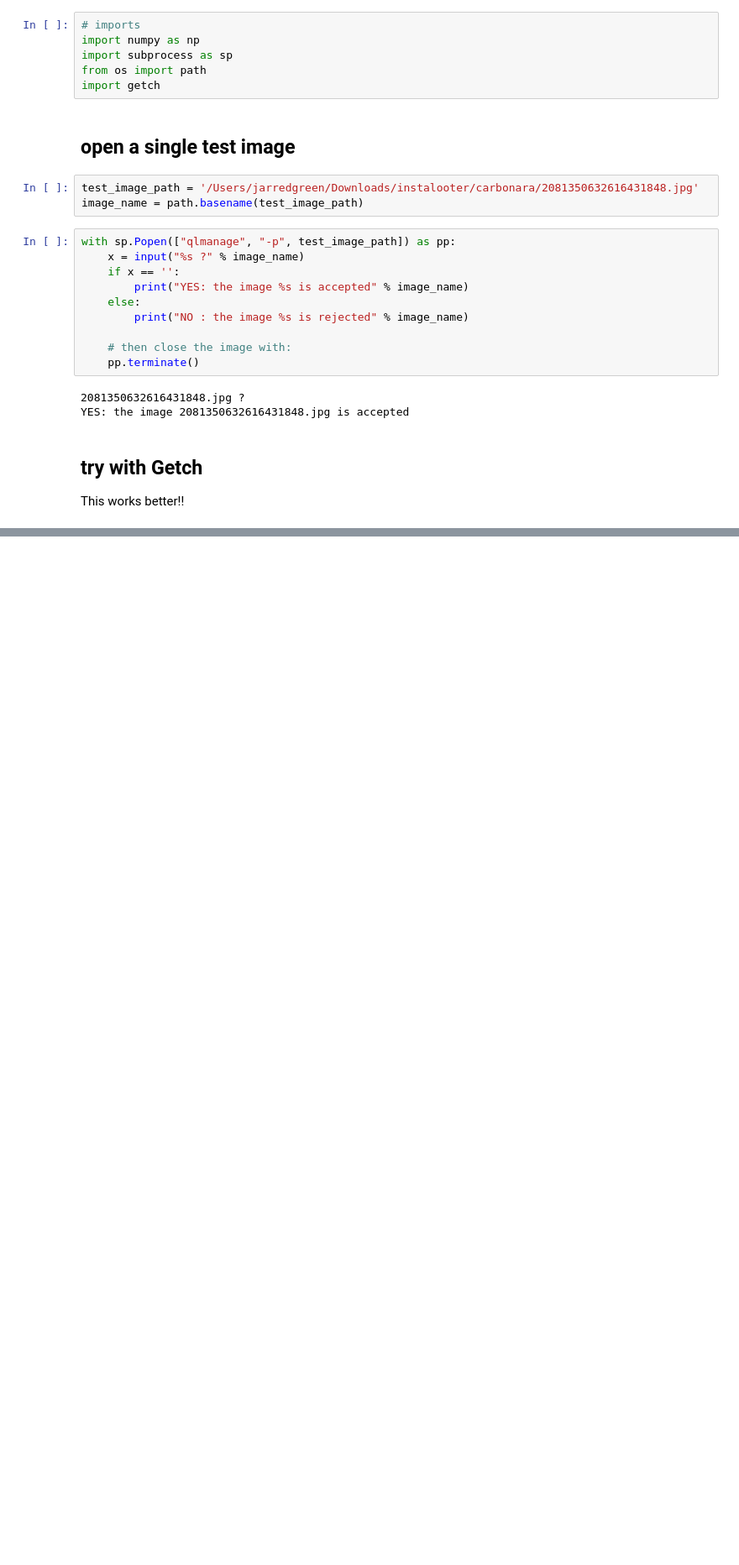
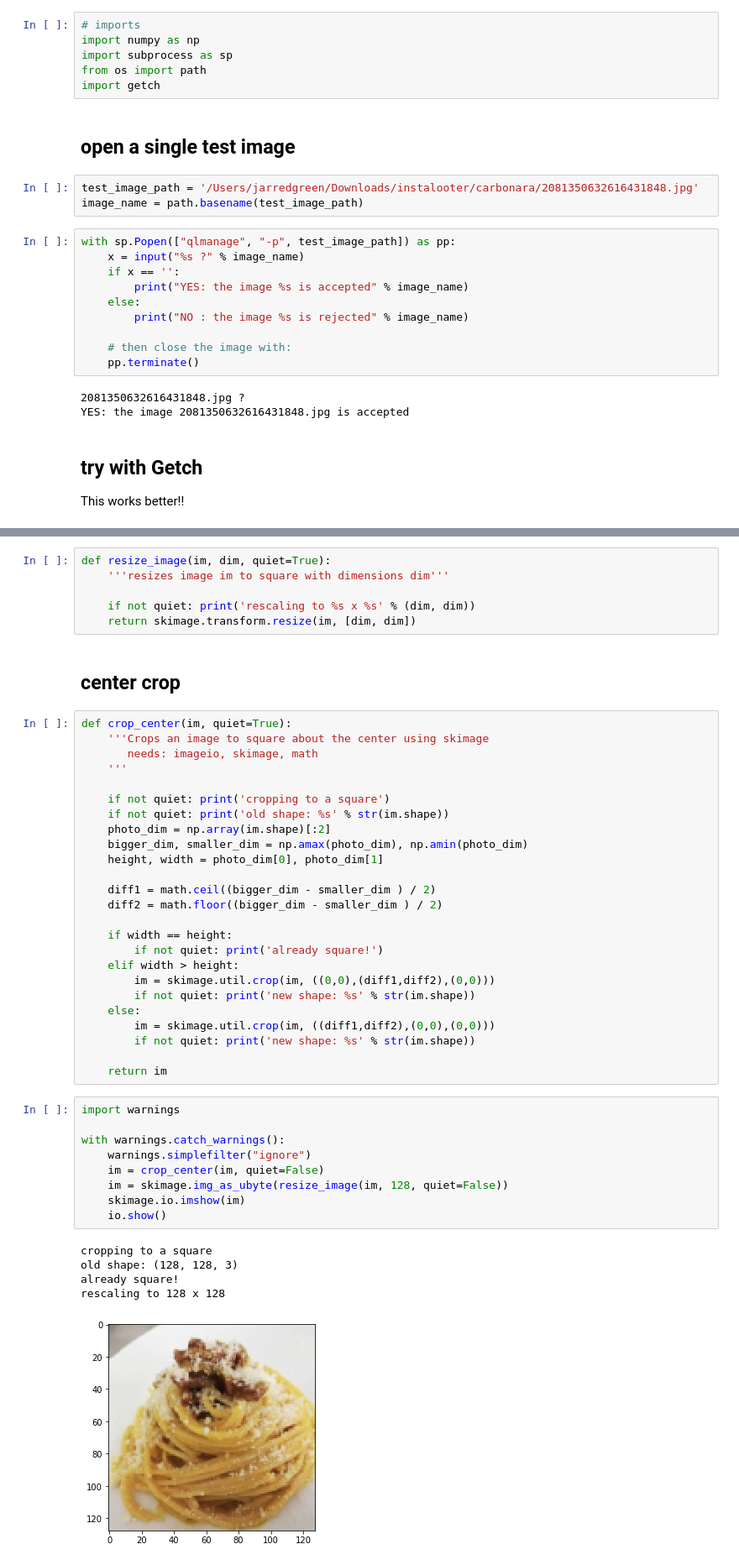
Before and after one commit to astrojarred/deepasta, a Jupyter notebook: ImageLabeler/ImageLabeler_v1.ipynb, the cells around one changed output, grey strips where cells are left out. Shown: that part at 84% size. Cells and saved outputs as stored; diff of their text form; blank space fills up the shorter version.

```diff
--- a/ImageLabeler/ImageLabeler_v1.ipynb
+++ b/ImageLabeler/ImageLabeler_v1.ipynb
@@ -37,0 +56,48 @@ This works better!!
+# %%
+def resize_image(im, dim, quiet=True):
+    '''resizes image im to square with dimensions dim'''
+
+    if not quiet: print('rescaling to %s x %s' % (dim, dim))
+    return skimage.transform.resize(im, [dim, dim])
+# %% [markdown]
+## center crop
+# %%
+def crop_center(im, quiet=True):
+    '''Crops an image to square about the center using skimage
+       needs: imageio, skimage, math
+    '''
+
+    if not quiet: print('cropping to a square')
+    if not quiet: print('old shape: %s' % str(im.shape))
+    photo_dim = np.array(im.shape)[:2]
+    bigger_dim, smaller_dim = np.amax(photo_dim), np.amin(photo_dim)
+    height, width = photo_dim[0], photo_dim[1]
+
+    diff1 = math.ceil((bigger_dim - smaller_dim ) / 2)
+    diff2 = math.floor((bigger_dim - smaller_dim ) / 2)
+
+    if width == height:
+        if not quiet: print('already square!')
+    elif width > height:
+        im = skimage.util.crop(im, ((0,0),(diff1,diff2),(0,0)))
+        if not quiet: print('new shape: %s' % str(im.shape))
+    else:
+        im = skimage.util.crop(im, ((diff1,diff2),(0,0),(0,0)))
+        if not quiet: print('new shape: %s' % str(im.shape))
+
+    return im
+# %%
+import warnings
+
+with warnings.catch_warnings():
+    warnings.simplefilter("ignore")
+    im = crop_center(im, quiet=False)
+    im = skimage.img_as_ubyte(resize_image(im, 128, quiet=False))
+    skimage.io.imshow(im)
+    io.show()
+# %% [output]
+cropping to a square
+old shape: (128, 128, 3)
+already square!
+rescaling to 128 x 128
+[figure, added]
```
Also changed, not shown: parts of 10 cells of this notebook.
